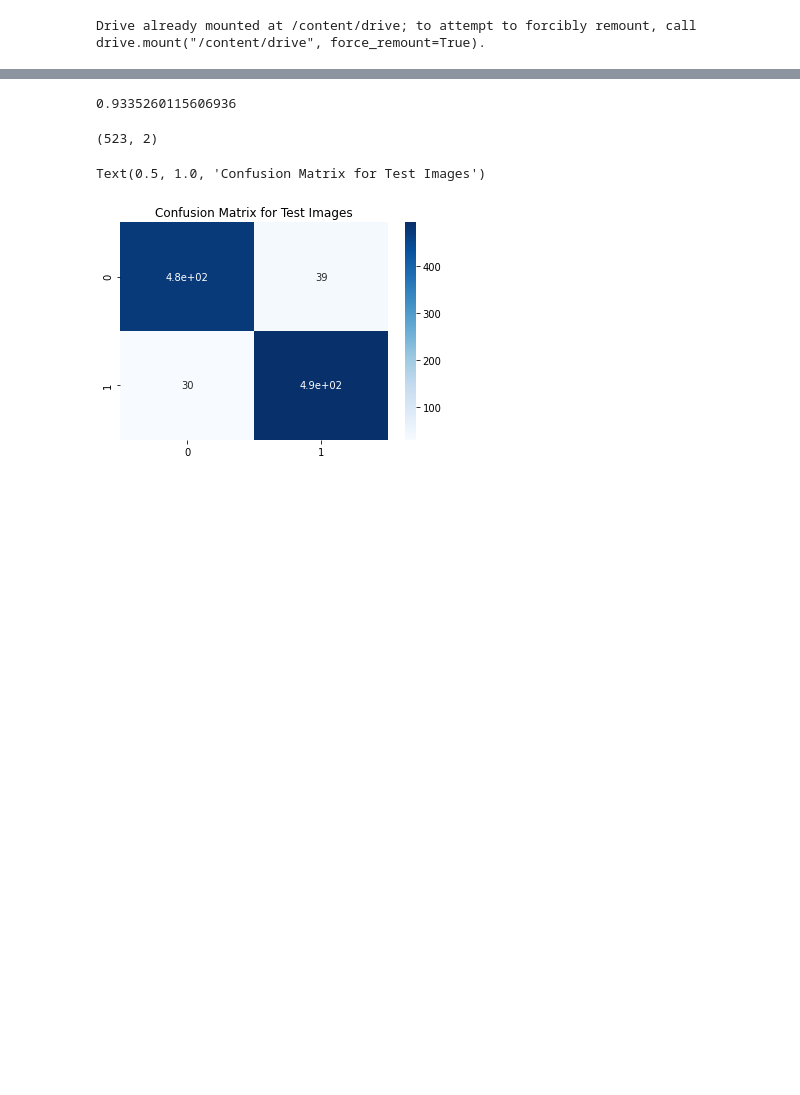
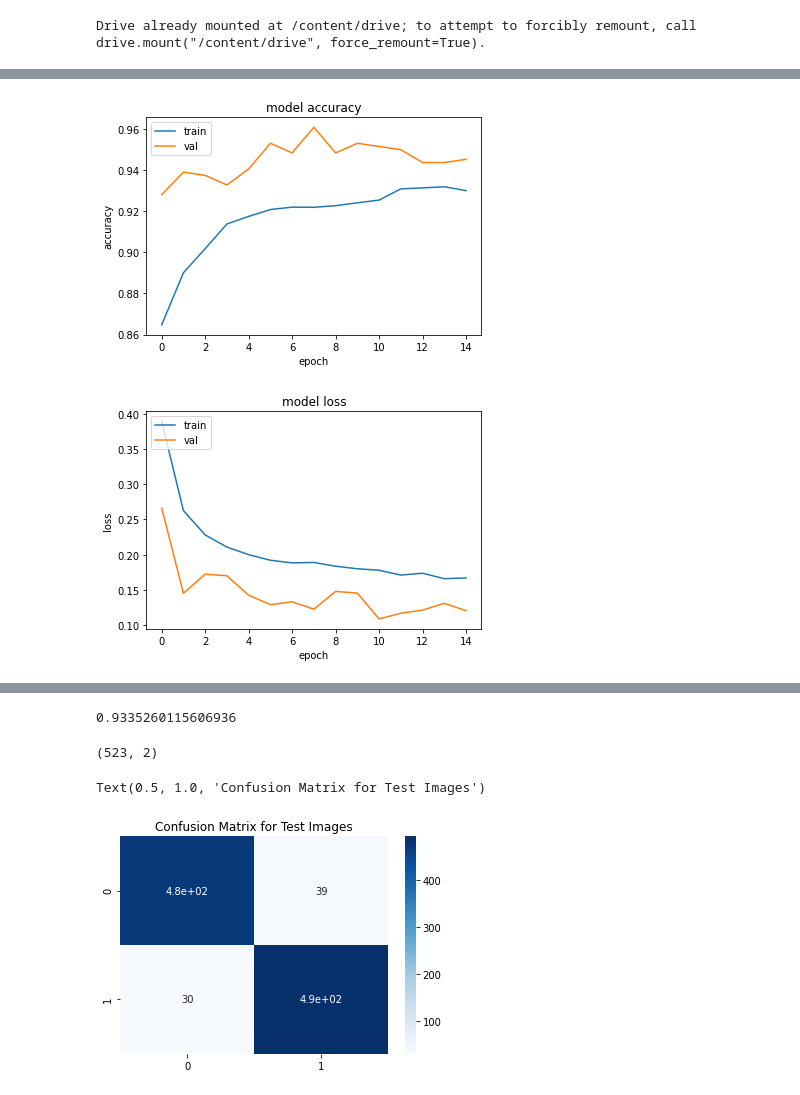
Before and after one commit to natgable/cs-229-project, a Jupyter notebook: models/VGG19.ipynb, the cells around one changed output, grey strips where cells are left out. Saved outputs shown, nothing was run; the diff lists cells and outputs as text; code cells hidden in the pictures; blank space fills up the shorter version.

Commit message:
Add files via upload
Updates to VGG19 with augmented data and trimmed training

```diff
--- a/models/VGG19.ipynb
+++ b/models/VGG19.ipynb
@@ -168,7 +170,8 @@ BATCH_SIZE = 64
 #     period=1
 # )
 
-data_dir = '/content/drive/My Drive/cs 229/train_another'
+# data_dir = '/content/drive/My Drive/cs 229/train_another' #<- for images on Google Drive
+data_dir = '/Users/jimbest-devereux/Desktop/Autumn/CS 229/Project/Post-hurricane/train_another' #<- for local
 
 data_generator = DataGenerator(data_dir)
 
@@ -178,7 +181,7 @@ model = get_model(data_generator.encoder.all_damage_labels
 model.fit_generator(
     data_generator.batch_generator('train', batch_size=BATCH_SIZE),
     steps_per_epoch=200,
-    epochs=5,
+    epochs=15,
     validation_data=data_generator.batch_generator(
         'validation',
         batch_size=BATCH_SIZE,
@@ -186,6 +189,6 @@ model.fit_generator(
     ),
     validation_steps=10
 #     callbacks=[save_model_callback, tensorboard_callback], #<--Think this is for the above callbacks
-#    workers=4 <- causes it to break
+#    workers=4 <- causes it to break, need multiprocessing = True
 )
 # %% [output]
@@ -209 +212,21 @@ Epoch 5/5
 <tensorflow.python.keras.callbacks.History at 0x...>
+# %%
+# summarize history for accuracy
+plt.plot(model.history.history['accuracy'])
+plt.plot(model.history.history['val_accuracy'])
+plt.title('model accuracy')
+plt.ylabel('accuracy')
+plt.xlabel('epoch')
+plt.legend(['train', 'val'], loc='upper left')
+plt.show()
+# summarize history for loss
+plt.plot(model.history.history['loss'])
+plt.plot(model.history.history['val_loss'])
+plt.title('model loss')
+plt.ylabel('loss')
+plt.xlabel('epoch')
+plt.legend(['train', 'val'], loc='upper left')
+plt.show()
+# %% [output]
+[figure, added]
+[figure, added]
```
Also changed, not shown: parts of 13 cells of this notebook.
